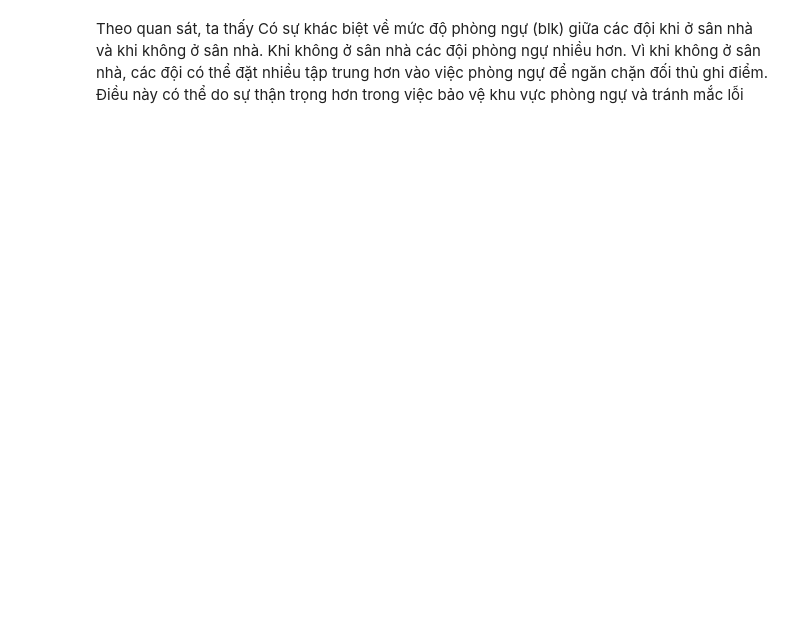
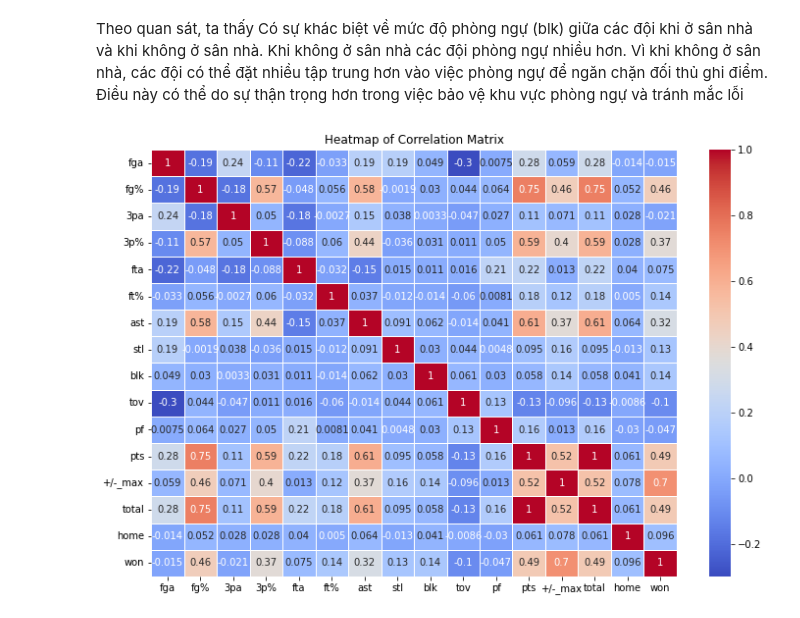
Before and after one commit to EnEnfer/DataVisz, a Jupyter notebook: eda.ipynb, the cells around one changed output. Saved outputs shown, nothing was run; the diff lists cells and outputs as text; code cells hidden in the pictures; blank space fills up the shorter version.

Commit message:
Add heatmap

```diff
--- a/eda.ipynb
+++ b/eda.ipynb
@@ -275,2 +279,18 @@ plt.show()
 # %% [markdown]
 Theo quan sát, ta thấy Có sự khác biệt về mức độ phòng ngự (blk) giữa các đội khi ở sân nhà và khi không ở sân nhà. Khi không ở sân nhà các đội phòng ngự nhiều hơn. Vì khi không ở sân nhà, các đội có thể đặt nhiều tập trung hơn vào việc phòng ngự để ngăn chặn đối thủ ghi điểm. Điều này có thể do sự thận trọng hơn trong việc bảo vệ khu vực phòng ngự và tránh mắc lỗi
+# %%
+
+# Lựa chọn các thuộc tính quan trọng
+selected_columns = ['fga', 'fg%', '3pa', '3p%', 'fta', 'ft%', 'ast', 'stl', 'blk', 'tov', 'pf', 'pts', '+/-_max', 'team', 'total', 'home', 'date', 'won']
+df_selected = df[selected_columns]
+
+# Tạo ma trận tương quan
+corr_matrix = df_selected.corr()
+
+# Vẽ biểu đồ heatmap
+plt.figure(figsize=(12, 8))
+sns.heatmap(corr_matrix, annot=True, cmap='coolwarm', linewidths=0.5)
+plt.title('Heatmap of Correlation Matrix')
+plt.show()
+# %% [output]
+[figure, added]
```
Also changed, not shown: parts of 13 cells of this notebook.
